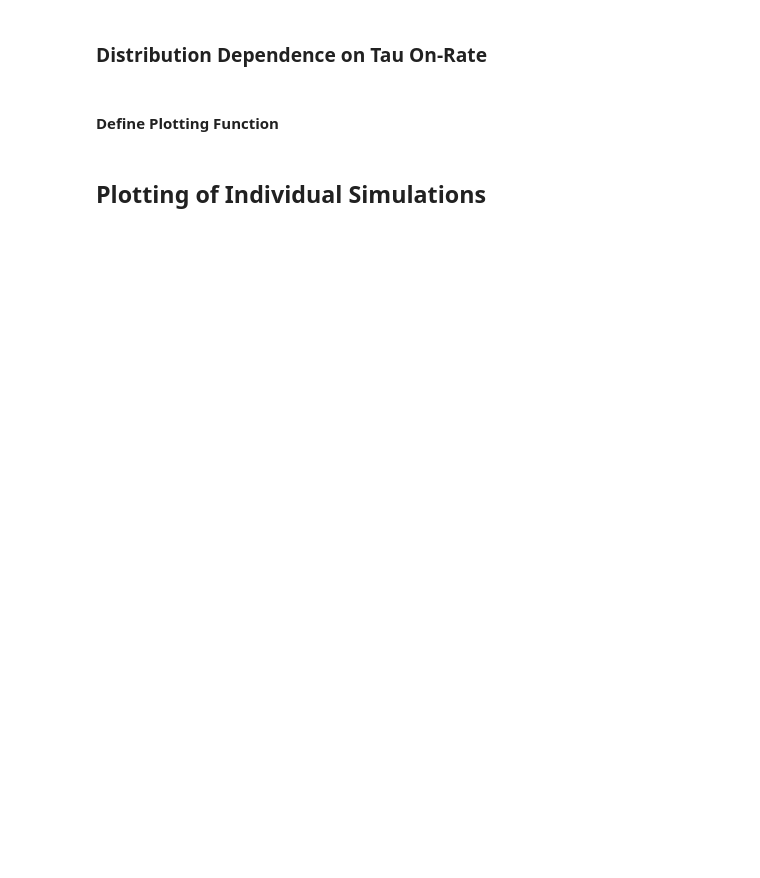
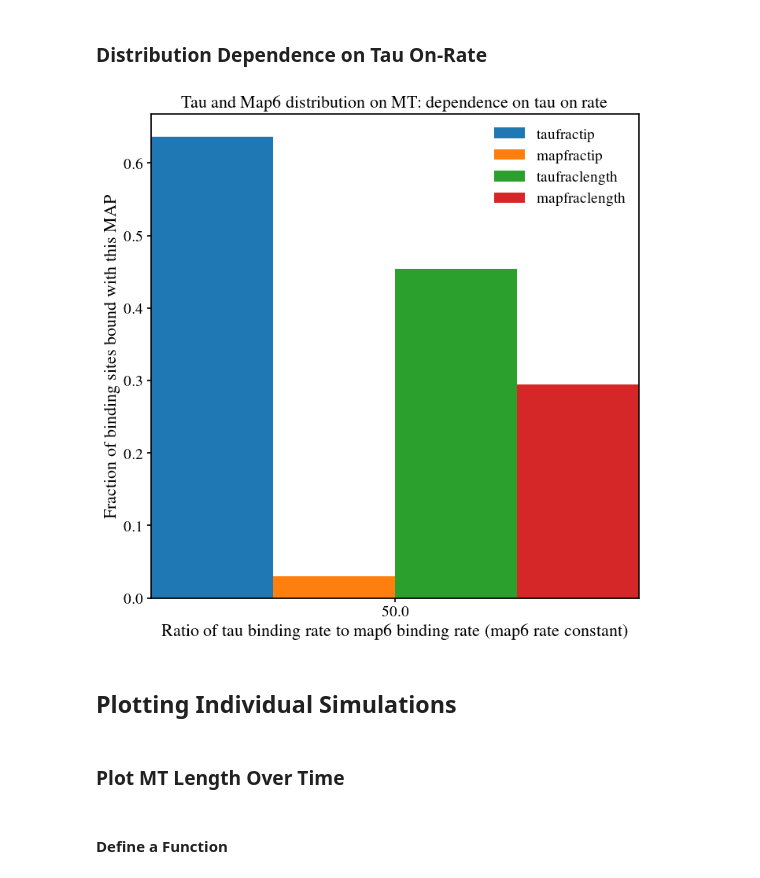
Before and after one commit to CWU-Computational-Biophysics/tau_mts, a Jupyter notebook: analysis.ipynb, the cells around one changed output. Drawn from its saved outputs; the diff is of its cells as text; code cells hidden in the pictures; blank space fills up the shorter version.

```diff
--- a/analysis.ipynb
+++ b/analysis.ipynb
@@ -136,6 +181,47 @@ sim_avg_df = sim_df.groupby("T0/M0").mean()
 # %% [markdown]
 ### Distribution Dependence on Tau On-Rate
+# %%
+# make a grouped bar plot
+# on the horizontal: ratio of tau binding rate to map6 binding rate
+# on the vertical:
+# 1. plus-end tau fraction (taufractip)
+# 2. plus-end map6 fraction (mapfractip)
+# 3. stable domain tau fraction (taufraclength)
+# 4. stable domain map6 fraction (mapfraclength)
+
+# define the group data and group labels (T0/M0)
+group_data = {
+    "taufractip": sim_avg_df["taufractip"],
+    "mapfractip": sim_avg_df["mapfractip"],
+    "taufraclength": sim_avg_df["taufraclength"],
+    "mapfraclength": sim_avg_df["mapfraclength"],
+}
+group_labels = sim_avg_df.index
+
+# define the colors
+colors = ["orange", "blue", "grey", "green"]
+
+# define the figure
+fig, ax = plt.subplots()
+
+# plot the data
+fig, ax = grouped_bar_plot(fig, ax, group_data, group_labels, multiplier=-1/2)
+
+# set the labels
+ax.set_xlabel(r"Ratio of tau binding rate to map6 binding rate (map6 rate constant)")
+ax.set_ylabel(r"Fraction of binding sites bound with this MAP")
+ax.set_title(r"Tau and Map6 distribution on MT: dependence on tau on rate")
+
+# add a legend
+ax.legend()
+
+# save the figure
+fig.savefig(figure_dir / r"binding_distribution_grouped")
+# %% [output]
+[figure, added]
+# %% [markdown]
+## Plotting Individual Simulations
+# %% [markdown]
+### Plot MT Length Over Time
 # %% [markdown]
-#### Define Plotting Function
+#### Define a Function
-# %% [markdown]
-## Plotting of Individual Simulations
```
Also changed, not shown: parts of 11 cells of this notebook, 6 other files.
